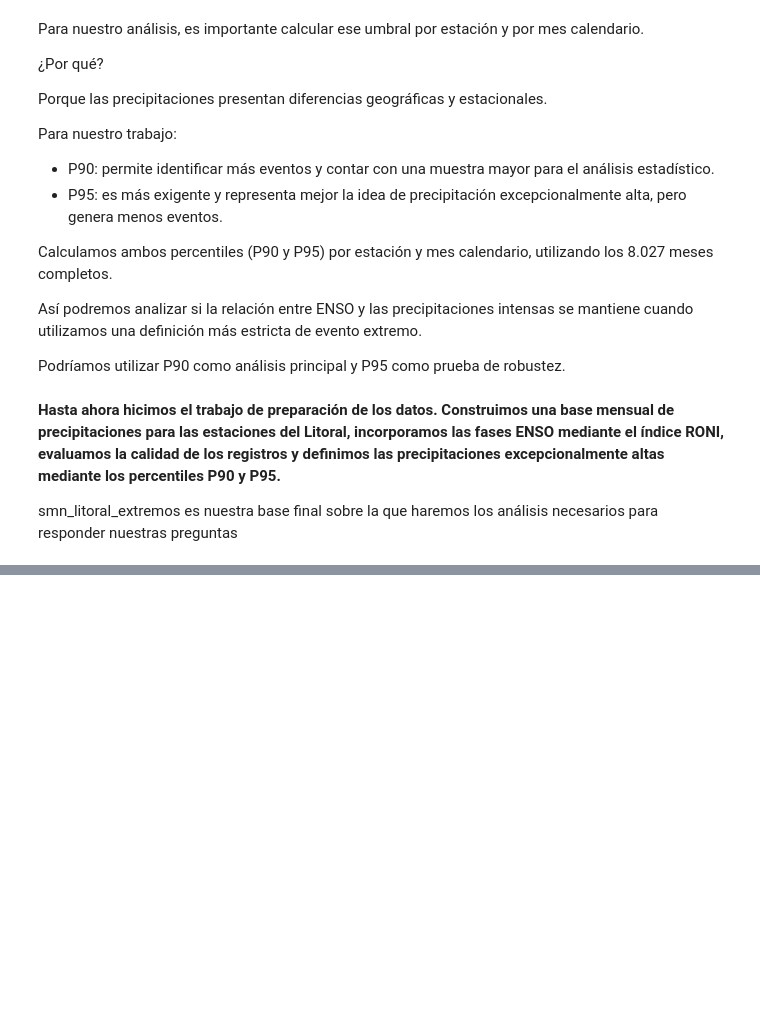
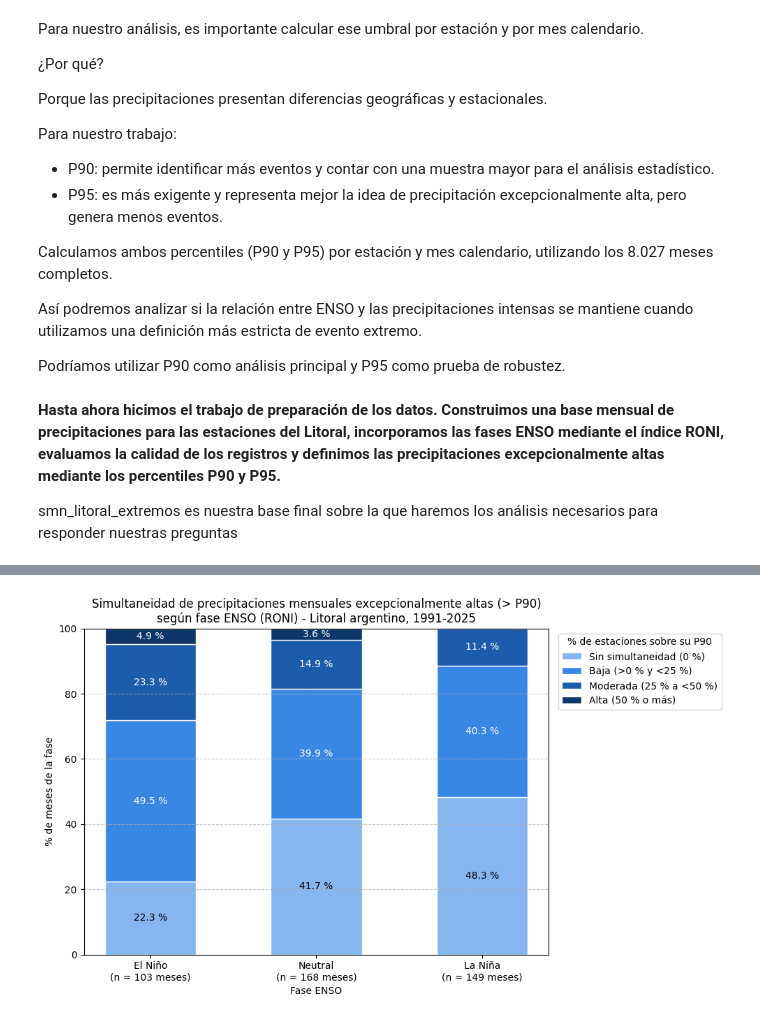
Before and after one commit to enrique20delgado-create/TP-Labo-ElNino-2C2026, a Jupyter notebook: Notebook/Ds_Enso.ipynb, the cells around one changed output, grey strips where cells are left out. Saved outputs shown, nothing was run; the diff lists cells and outputs as text; code cells hidden in the pictures; blank space fills up the shorter version.

Commit message:
Add files via upload
Se agrega el desarrollo del Gráfico 1 - Simultaneidad de precipitaciones mensuales excepcionalmente altas según fase ENSO (1991-2025)

```diff
--- a/Notebook/Ds_Enso.ipynb
+++ b/Notebook/Ds_Enso.ipynb
@@ -2795,0 +2827,83 @@ smn_litoral_extremos es nuestra base final sobre la que haremos los análisis ne
+# %%
+# GRÁFICO 1 - Simultaneidad de precipitaciones mensuales excepcionalmente altas según fase ENSO (1991-2025)
+
+#paso 1 - partimos de nuestra base final (solo meses completos, con P90 por estación y mes calendario)
+datos_g1 = smn_litoral_extremos.copy()
+
+#paso 2 - agrupamos por año y mes para tener un registro por cada mes del período
+#contamos cuántas estaciones tienen datos ese mes y cuántas superaron su P90
+simultaneidad = datos_g1.groupby(["ANIO", "MES"]).agg(
+    estaciones_con_datos=("EXTREMO_P90", "count"),
+    estaciones_sobre_p90=("EXTREMO_P90", "sum"),
+    fase_enso=("FASE_ENSO", "first")
+).reset_index()
+
+#paso 3 - creamos una nueva variable a partir de otras: el % de estaciones que superaron su P90
+simultaneidad["pct_estaciones_p90"] = simultaneidad["estaciones_sobre_p90"] * 100 / simultaneidad["estaciones_con_datos"]
+
+#paso 4 - generamos una columna que clasifique cada mes según su nivel de simultaneidad
+simultaneidad.loc[simultaneidad["pct_estaciones_p90"] == 0, "nivel_simultaneidad"] = "Sin simultaneidad (0 %)"
+
+simultaneidad.loc[(0 < simultaneidad["pct_estaciones_p90"]) & (simultaneidad["pct_estaciones_p90"] < 25), "nivel_simultaneidad"] = "Baja (>0 % y <25 %)"
+
+simultaneidad.loc[(25 <= simultaneidad["pct_estaciones_p90"]) & (simultaneidad["pct_estaciones_p90"] < 50), "nivel_simultaneidad"] = "Moderada (25 % a <50 %)"
+
+simultaneidad.loc[simultaneidad["pct_estaciones_p90"] >= 50, "nivel_simultaneidad"] = "Alta (50 % o más)"
+
+#controlamos: deberían ser 420 meses (35 años x 12 meses)
+print("Meses analizados:", len(simultaneidad))
+print("Estaciones con datos por mes: mínimo", simultaneidad["estaciones_con_datos"].min(),
+      "- máximo", simultaneidad["estaciones_con_datos"].max())
+
+#paso 5 - contamos cuántos meses de cada fase hay en cada nivel de simultaneidad
+fases = ["El Niño", "Neutral", "La Niña"]
+niveles = ["Sin simultaneidad (0 %)", "Baja (>0 % y <25 %)", "Moderada (25 % a <50 %)", "Alta (50 % o más)"]
+
+conteo = simultaneidad.groupby(["fase_enso", "nivel_simultaneidad"])["MES"].count().unstack(fill_value=0)
+conteo = conteo.reindex(index=fases, columns=niveles, fill_value=0)   #ordenamos filas y columnas
+
+#paso 6 - pasamos los conteos a porcentaje del total de meses de cada fase (cada barra suma 100 %)
+meses_por_fase = conteo.sum(axis=1)
+porcentajes = conteo.div(meses_por_fase, axis=0) * 100
+
+print("\nCantidad de meses por fase:")
+print(meses_por_fase)
+print("\n% de meses de cada fase según nivel de simultaneidad:")
+display(porcentajes.round(1))
+
+# Gráfica de barras apiladas al 100 %
+
+indice = np.arange(len(fases))
+colores = ["#86b6ef", "#3987e5", "#1c5cab", "#0d366b"]   #un solo color de claro (menos simultaneidad) a oscuro (más)
+
+plt.figure(figsize=(10, 6))
+
+#arrancamos con la base en cero y vamos apilando cada nivel encima del anterior
+base = np.zeros(len(fases))
+
+for nivel, color in zip(niveles, colores):
+    valores = porcentajes[nivel].values
+    plt.bar(indice, valores, bottom=base, color=color, label=nivel, width=0.55, edgecolor="white")
+
+    #escribimos el % dentro de cada parte de la barra (si es muy chica no entra)
+    for i in range(len(fases)):
+        if valores[i] >= 3:
+            plt.text(indice[i], base[i] + valores[i] / 2, f"{valores[i]:.1f} %",
+                     ha="center", va="center", color="black" if color == colores[0] else "white")
+
+    base = base + valores
+
+#en el eje x ponemos cada fase con su cantidad de meses
+etiquetas = [f"{fase}\n(n = {meses_por_fase[fase]} meses)" for fase in fases]
+plt.xticks(indice, etiquetas)
+
+plt.title("Simultaneidad de precipitaciones mensuales excepcionalmente altas (> P90)\nsegún fase ENSO (RONI) - Litoral argentino, 1991-2025")
+plt.xlabel("Fase ENSO")
+plt.ylabel("% de meses de la fase")
+plt.ylim(0, 100)
+plt.legend(title="% de estaciones sobre su P90", loc="upper left", bbox_to_anchor=(1.01, 1))
+plt.grid(axis="y", linestyle="--", alpha=0.7)
+plt.tight_layout()
+plt.savefig("grafico1_simultaneidad_enso.png", dpi=300, bbox_inches="tight")   #exportamos el gráfico como imagen para el informe
+plt.show()
+# %% [output]
@@ -2795,0 +2926 @@ smn_litoral_extremos es nuestra base final sobre la que haremos los análisis ne
+[figure, added]
```
Also changed, not shown: parts of 13 cells of this notebook.
